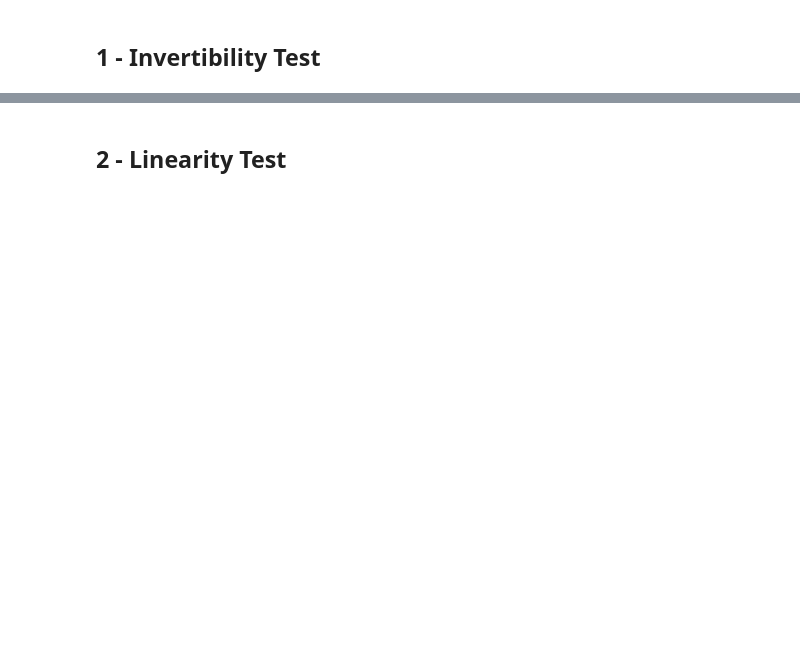
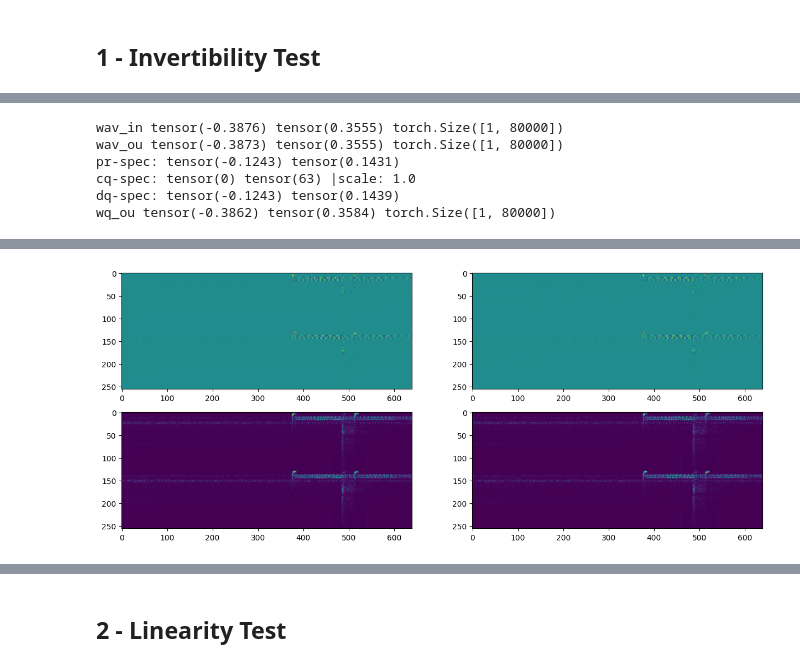
Before and after one commit to wkzng/iSincNet, a Jupyter notebook: demo_legacy.ipynb, the cells around one changed output, grey strips where cells are left out. Saved outputs shown, nothing was run; the diff lists cells and outputs as text; code cells hidden in the pictures; blank space fills up the shorter version.

```diff
--- a/demo_legacy.ipynb
+++ b/demo_legacy.ipynb
@@ -66,8 +73,8 @@ ipd.Audio(waveform, rate=SAMPLE_RATE, autoplay=False)
 # %%
 eps = 1e-8
-q_bits = 6
-# quantizer = MuLawQuant(q_bits=q_bits)
-quantizer = PolarMuLawQuant(q_bits=q_bits)
+q_bits = 6 #+ 4
+# quantizer = MuLawQuant(q_bits=q_bits, pre_scaling=False)
+quantizer = PolarMuLawQuant(q_bits=q_bits, pre_scaling=False)
 # quantizer = DemodulatedPolarQuant(
 #     q_bits=q_bits,
 #     center_frequencies_hz=scale_freqs(sinc.config.fs, sinc.config.n_bins, sinc.config.scale)[0],
@@ -93,7 +100,7 @@ with torch.no_grad():
 
     #apply quantization
     sq, scale = quantizer.quantize(s)
-    print("cq-spec:", sq.min(), sq.max())
+    print("cq-spec:", sq.min(), sq.max(), f"|scale: {scale}")
     sr = quantizer.dequantize(sq, scale)
     print("dq-spec:", sr.min(), sr.max())
     detokenized_wav = sinc.decode(sr)
@@ -142,3 +149,10 @@ html_content = f"""
 """
 # Display the HTML
 display(HTML(html_content))
+# %% [output]
+wav_in tensor(-0.3876) tensor(0.3555) torch.Size([1, 80000])
+wav_ou tensor(-0.3873) tensor(0.3555) torch.Size([1, 80000])
+pr-spec: tensor(-0.1243) tensor(0.1431)
+cq-spec: tensor(0) tensor(63) |scale: 1.0
+dq-spec: tensor(-0.1243) tensor(0.1439)
+wq_ou tensor(-0.3862) tensor(0.3584) torch.Size([1, 80000])
@@ -145,3 +160,4 @@ display(HTML(html_content))
+[figure, added]
 # %%
 figure, axes = plt.subplots(2, 1, figsize=(12, 4))
 axes[0].imshow(sq[0,0].cpu().numpy())
```
Also changed, not shown: parts of 9 cells of this notebook, 7 other files.
